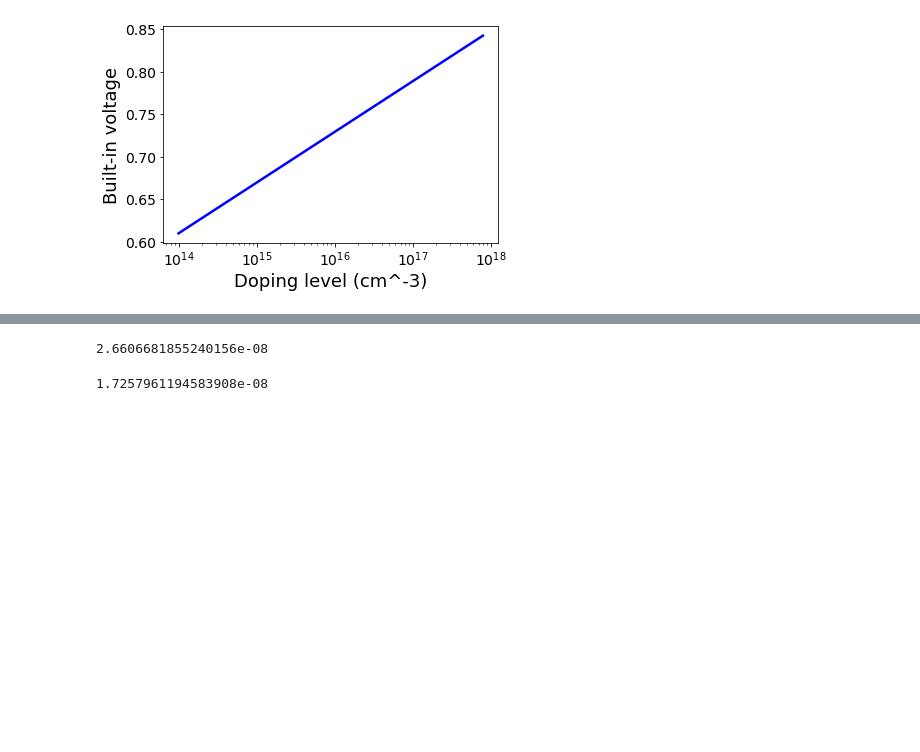
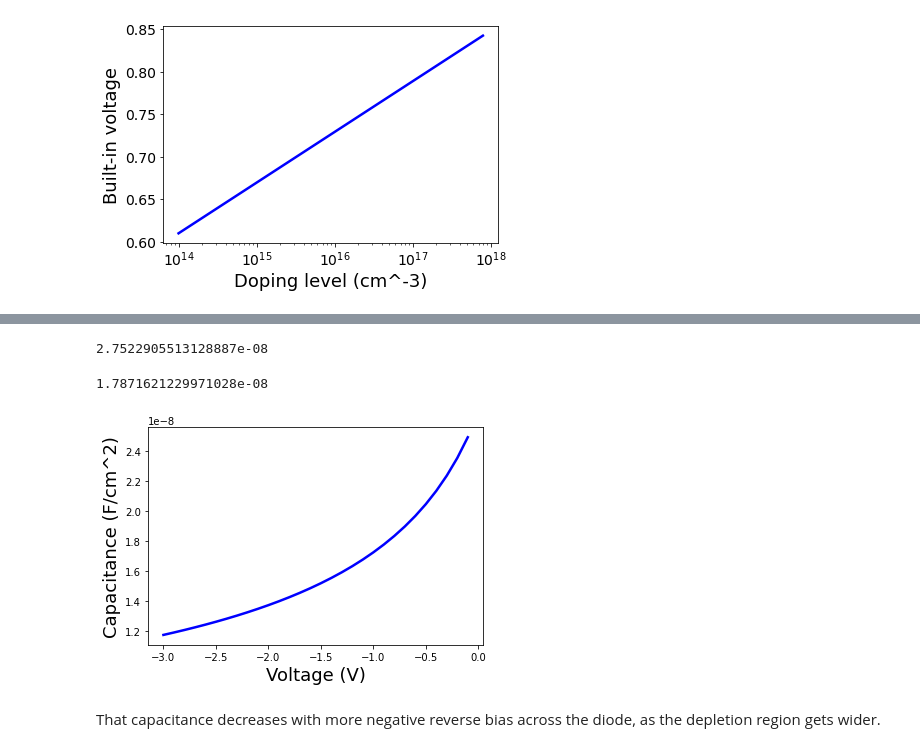
Before and after one commit to dvanblerkom/ece2200, a Jupyter notebook: Chapter2.ipynb, the cells around one changed output, grey strips where cells are left out. Drawn from its saved outputs; the diff is of its cells as text; code cells hidden in the pictures; blank space fills up the shorter version.

```diff
--- a/Chapter2.ipynb
+++ b/Chapter2.ipynb
@@ -98,0 +141,20 @@ It's high - pure silicon is not a good conductor at room temperature (hence the
+# %%
+# Problem 2.3
+
+Area = 0.05E-4*0.05E-4 # cm^2
+Length = 0.1E-4 # cm
+Vdrop = 1 # V
+Nd = 1E17 # cm^-3
+Efld = Vdrop / Length # in V/cm
+
+Jtot = q*mu_n*Efld*Nd
+Itot = Jtot * Area
+
+print("Total current in A:", Itot)
+
+# at 400K - intrinsic carrier density will be larger, hole density might be significant, lets include it...
+
+Jtot = q*(mu_n*Efld*Nd + mu_p*Efld*(math.pow(n_i(400),2)/Nd))
+Itot = Jtot * Area
+
+print("Total current in A:", Itot)
@@ -136,10 +237,33 @@ def Cj_0(Na,Nd,Temp): return math.sqrt(eps_si*q*Na*Nd/(2*(Na+Nd)*V_0(Na,Nd,Temp)
 
 def Cj(Vr,Na,Nd,Temp): return Cj_0(Na,Nd,Temp)/math.sqrt(1.0-(Vr/V_0(Na,Nd,Temp)))
 # %%
-Cj_0(2E16,9E15,300)
+# equilibrium junction capacitance for Na=2E16 Nd=1E16 junction at 300C
+
+Cj_0(2E16,1E16,300)
 # %% [output]
-2.6606681855240156e-08
+2.7522905513128887e-08
 # %%
-Cj(-1.0,2E16,9E15,300)
+# junction capacitance at -1V (reverse bias) for Na=2E16 Nd=1E16 junction at 300C
+
+Cj(-1.0,2E16,1E16,300)
 # %% [output]
-1.7257961194583908e-08
+1.7871621229971028e-08
+# %%
+Vrs = np.arange(-3.0,0.0,0.1)
+cjplot = np.zeros_like(Vrs)
+for i,vr in enumerate(Vrs):
+    cjplot[i] = Cj(vr,2E16,9E15,300)
+# %%
+plt.figure()
+plt.plot(Vrs, cjplot, color='b', linewidth=2.5)
+plt.xlabel('Voltage (V)', fontsize=18)
+plt.ylabel('Capacitance (F/cm^2)', fontsize=18)
+
+for tick in ax.xaxis.get_major_ticks():
+    tick.label1.set_fontsize(14)
+for tick in ax.yaxis.get_major_ticks():
+    tick.label1.set_fontsize(14)
+# %% [output]
+[figure, added]
+# %% [markdown]
+That capacitance decreases with more negative reverse bias across the diode, as the depletion region gets wider.
```
Also changed, not shown: parts of 22 cells of this notebook.
